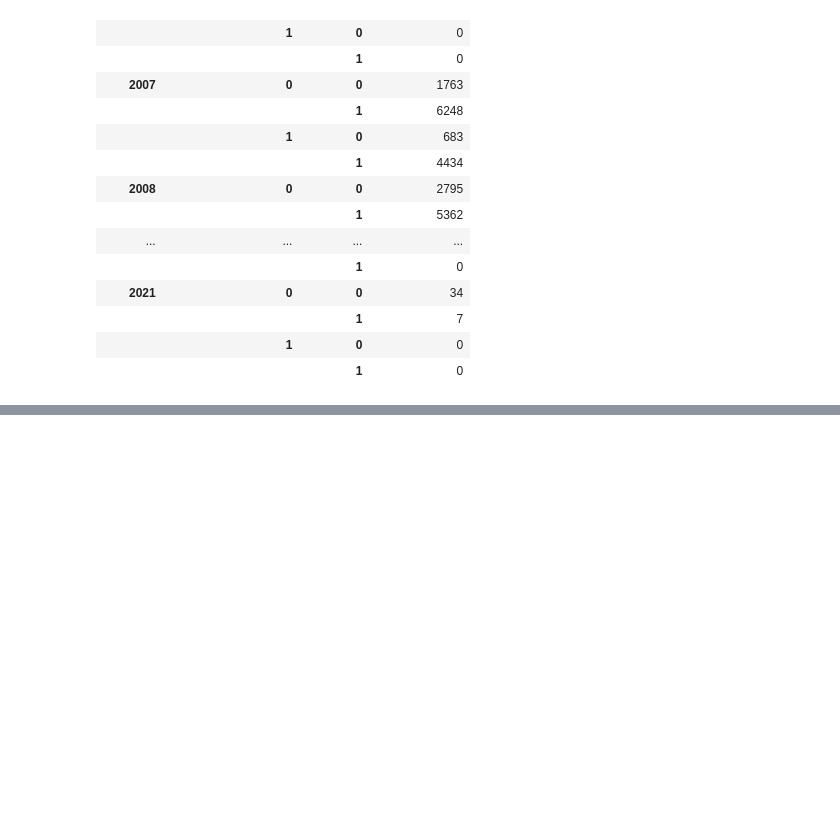
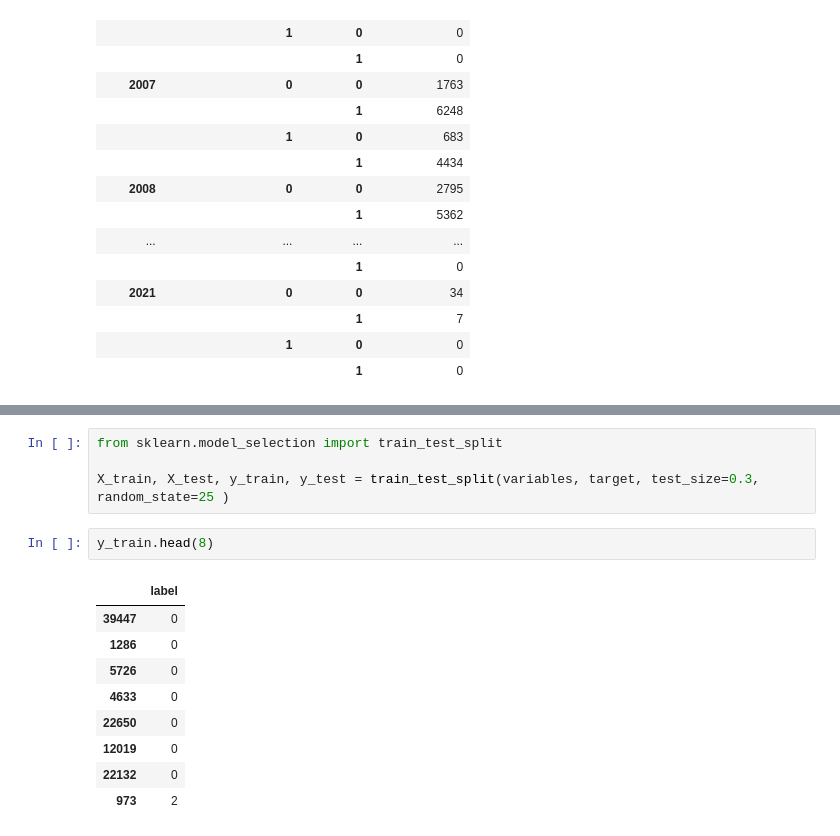
Before and after one commit to julianmelero/twitter-ai, a Jupyter notebook: Analysis/clasification.ipynb, the cells around one changed output, grey strips where cells are left out. Drawn from its saved outputs; the diff is of its cells as text; blank space fills up the shorter version.

```diff
--- a/Analysis/clasification.ipynb
+++ b/Analysis/clasification.ipynb
@@ -299,0 +324,16 @@ variables.groupby(["join_date","followers_categorical","have_urls"]).count()
+# %%
+from sklearn.model_selection import train_test_split
+
+X_train, X_test, y_train, y_test = train_test_split(variables, target, test_size=0.3, random_state=25 )
+# %%
+y_train.head(8)
+# %% [output]
+|  | label |
+| 39447 | 0 |
+| 1286 | 0 |
+| 5726 | 0 |
+| 4633 | 0 |
+| 22650 | 0 |
+| 12019 | 0 |
+| 22132 | 0 |
+| 973 | 2 |
```
Also changed, not shown: parts of 12 cells of this notebook.
